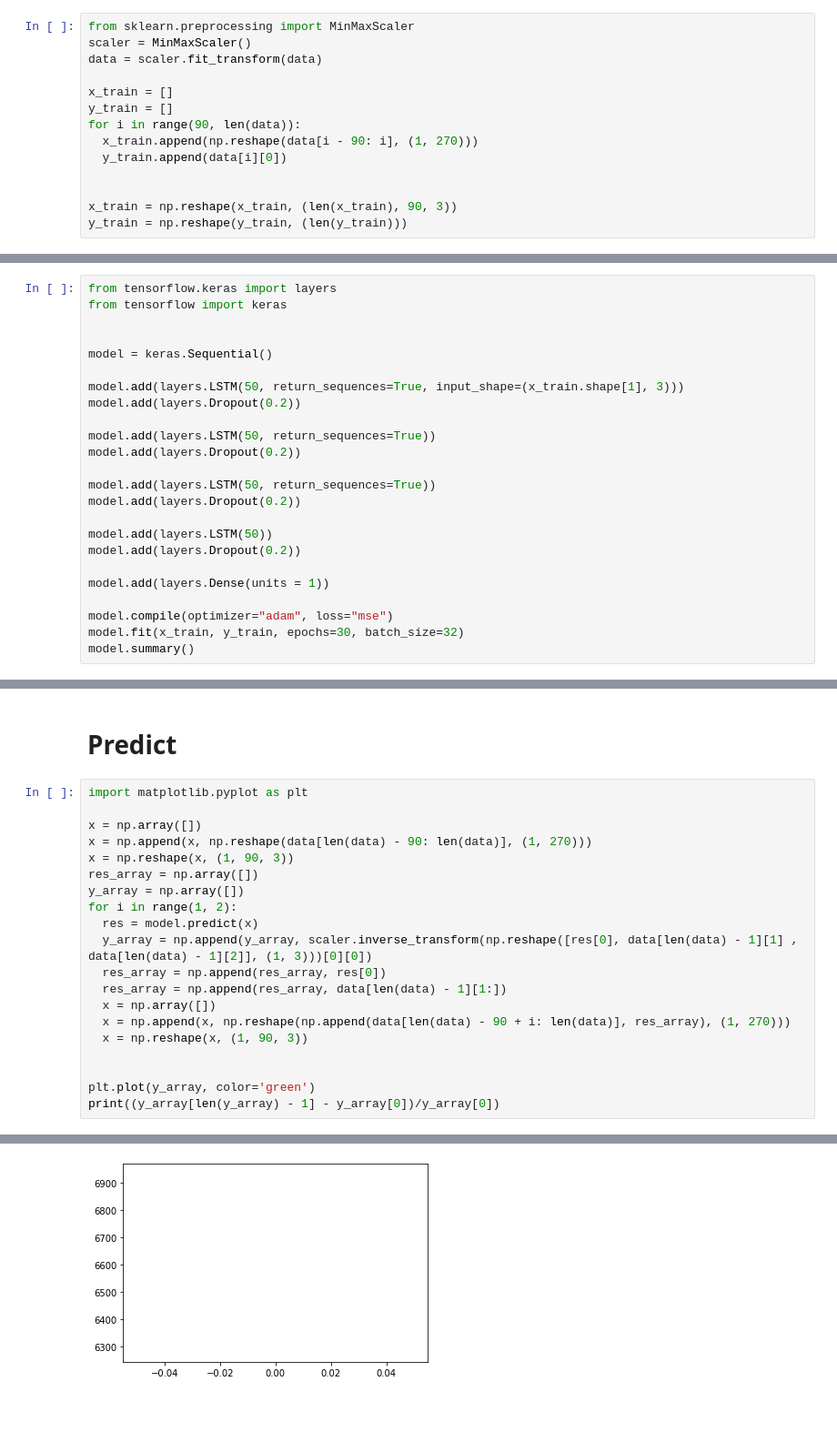
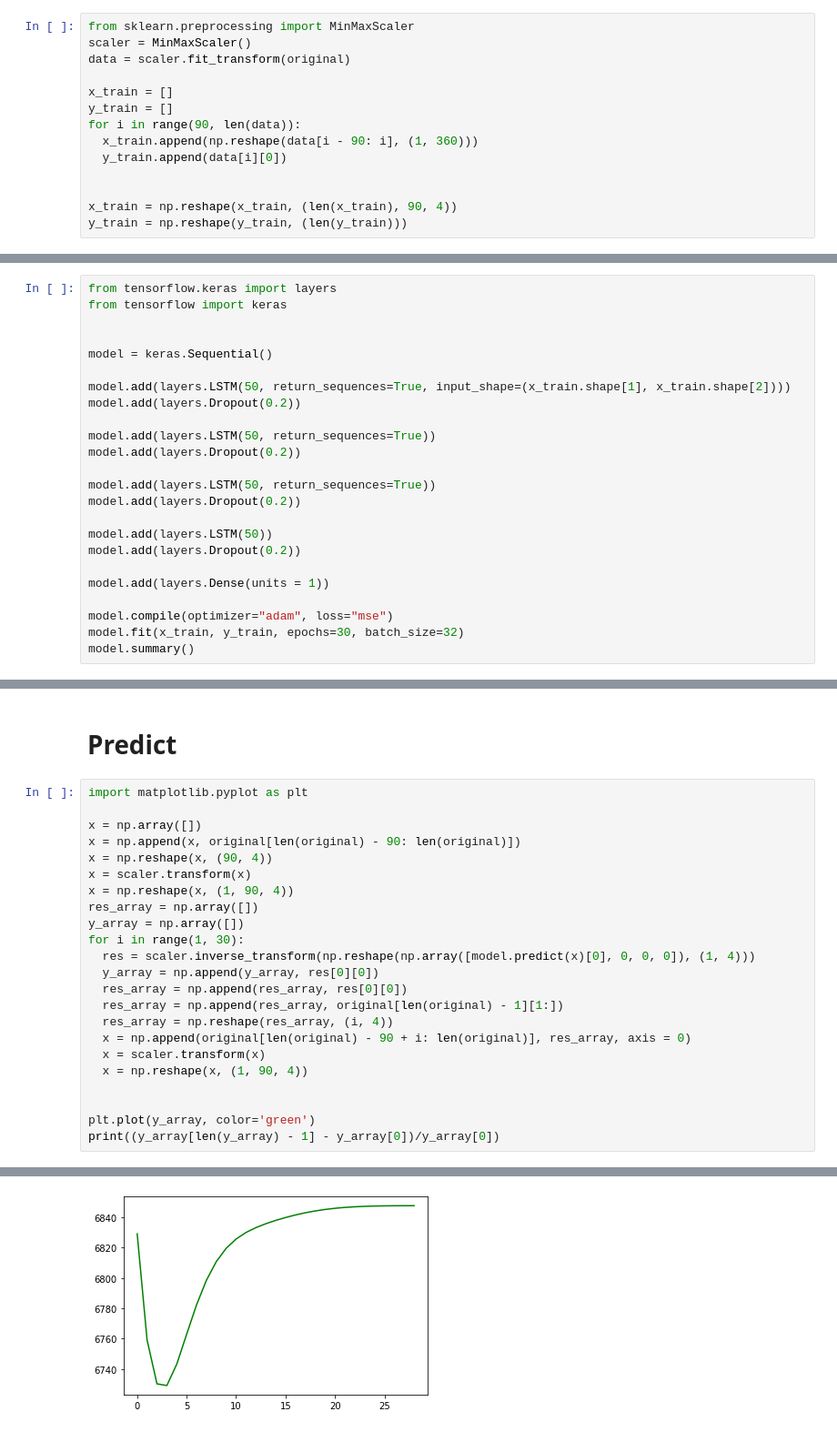
Before and after one commit to alirezaght/bitcoin-price-prediction, a Jupyter notebook: train.ipynb, the cells around one changed output, grey strips where cells are left out. Shown: that part at 91% size. Drawn from its saved outputs; the diff is of its cells as text.

```diff
--- a/train.ipynb
+++ b/train.ipynb
@@ -65,16 +75,16 @@ WARNING. Length are different!
 # %%
 from sklearn.preprocessing import MinMaxScaler
 scaler = MinMaxScaler()
-data = scaler.fit_transform(data)
+data = scaler.fit_transform(original)
 
 x_train = []
 y_train = []
 for i in range(90, len(data)):
-  x_train.append(np.reshape(data[i - 90: i], (1, 270)))
+  x_train.append(np.reshape(data[i - 90: i], (1, 360)))
   y_train.append(data[i][0])
 
 
-x_train = np.reshape(x_train, (len(x_train), 90, 3))
+x_train = np.reshape(x_train, (len(x_train), 90, 4))
 y_train = np.reshape(y_train, (len(y_train)))
 # %% [markdown]
 # Build Model and Train
@@ -85,7 +95,7 @@ from tensorflow import keras
 
 model = keras.Sequential()
 
-model.add(layers.LSTM(50, return_sequences=True, input_shape=(x_train.shape[1], 3)))
+model.add(layers.LSTM(50, return_sequences=True, input_shape=(x_train.shape[1], x_train.shape[2])))
 model.add(layers.Dropout(0.2))
 
 model.add(layers.LSTM(50, return_sequences=True))
@@ -126,18 +136,21 @@ _________________________________________________________________
 import matplotlib.pyplot as plt
 
 x = np.array([])
-x = np.append(x, np.reshape(data[len(data) - 90: len(data)], (1, 270)))
-x = np.reshape(x, (1, 90, 3))
+x = np.append(x, original[len(original) - 90: len(original)])
+x = np.reshape(x, (90, 4))
+x = scaler.transform(x)
+x = np.reshape(x, (1, 90, 4))
 res_array = np.array([])
 y_array = np.array([])
-for i in range(1, 2):
-  res = model.predict(x)
-  y_array = np.append(y_array, scaler.inverse_transform(np.reshape([res[0], data[len(data) - 1][1] , data[len(data) - 1][2]], (1, 3)))[0][0])
-  res_array = np.append(res_array, res[0])
-  res_array = np.append(res_array, data[len(data) - 1][1:])
-  x = np.array([])
-  x = np.append(x, np.reshape(np.append(data[len(data) - 90 + i: len(data)], res_array), (1, 270)))
-  x = np.reshape(x, (1, 90, 3))
+for i in range(1, 30):
+  res = scaler.inverse_transform(np.reshape(np.array([model.predict(x)[0], 0, 0, 0]), (1, 4)))
+  y_array = np.append(y_array, res[0][0])
+  res_array = np.append(res_array, res[0][0])
+  res_array = np.append(res_array, original[len(original) - 1][1:])
+  res_array = np.reshape(res_array, (i, 4))
+  x = np.append(original[len(original) - 90 + i: len(original)], res_array, axis = 0)
+  x = scaler.transform(x)
+  x = np.reshape(x, (1, 90, 4))
 
 
 plt.plot(y_array, color='green')
@@ -148 +189 @@ print((y_array[len(y_array) - 1] - y_array[0])/y_array[0])
-[figure, old version]
+[figure, new version]
```
Also changed, not shown: parts of 5 cells of this notebook.
